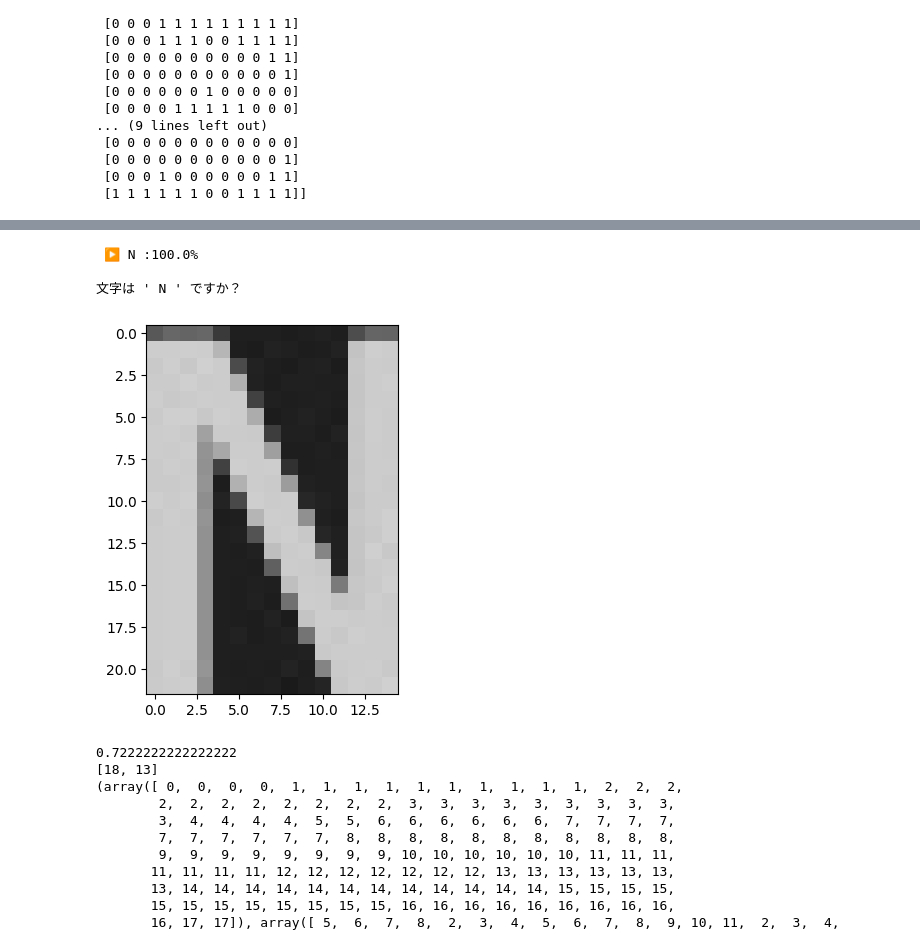
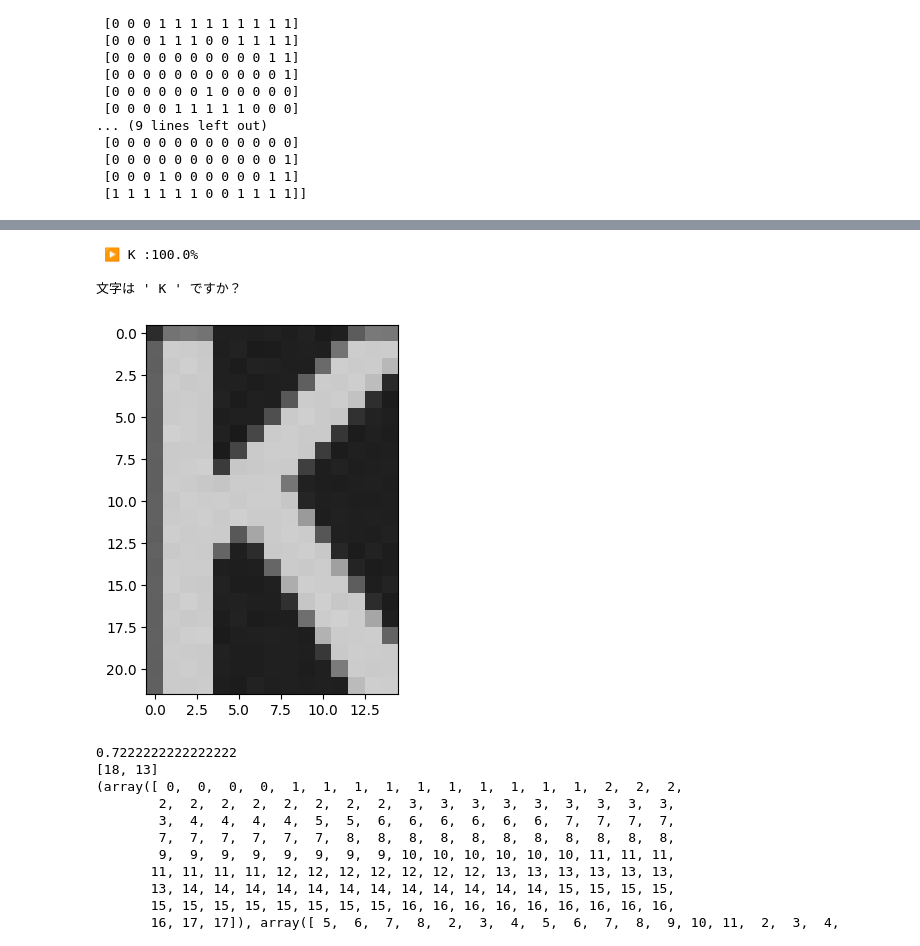
Before and after one commit to mtur2007/OCR_Reader, a Jupyter notebook: txtreader_Mk-II/textreader_Mk-II.ipynb, the cells around one changed output, grey strips where cells are left out. Drawn from its saved outputs; the diff is of its cells as text; code cells hidden in the pictures.

```diff
--- a/txtreader_Mk-II/textreader_Mk-II.ipynb
+++ b/txtreader_Mk-II/textreader_Mk-II.ipynb
@@ -415,7 +415,9 @@ def test_seach_txt(txtimage,seach_textdatas,kyoyou,dataslist,txt):
                 print(f"\n ▶️ {txt} :{str(syougouritu * 100)}%\n")
 
             if syougouritu > 0.85:
-                resembletxt.append(line)
+                #resembletxt.append(line)
+                resembletxt.append(seach_textdatas[line][3])
+
 
     #print(f'▶️▶️ {anserline} :{str(Max * 100)}%')
     return resembletxt
@@ -455,8 +457,10 @@ with open("testanser_printfile.txt", "w")as f:
     for i in range(len(txtimages)):
         if len(txtimages[i]) != 0:
             anser = test_seach_txt(txtimages[i],seach_textdatas,0.15,dataslist,"None")
+            """
             for txtnum in anser:
                 retest.append()
+            """
             if len(anser) >= 2:
                 f.write(f"▶️{textdata[i]}:{anser}\n")
 
@@ -502,24 +503,24 @@ def seach_txt(txtimage,seach_textdatas,kyoyou,dataslist,txt):
     return anserline
 # %%
 
-line,lennum = 0,39
+line,lennum = 0,36
 
 txt = textdata[lennum]
 
 
 txtimage[line][lennum]
 if len(txtimage[line][lennum]) != 0:
     print(f"文字は ' {seach_txt(txtimage[line][lennum],seach_textdatas,0.15,dataslist,txt)} ' ですか？")
     #print(textdata[num])
     plt.imshow(txtimage[line][lennum])
 
 else:
     print(f"文字は Air判定 です。")
 # %% [output]
- ▶️ N :100.0%
+ ▶️ K :100.0%
 
-文字は ' N ' ですか？
+文字は ' K ' ですか？
-[figure, old version]
+[figure, new version]
 # %%
 for line in seach_textdatas:
     if line[3] == "a":
```
Also changed, not shown: parts of 1 cell of this notebook, 5 other files.
